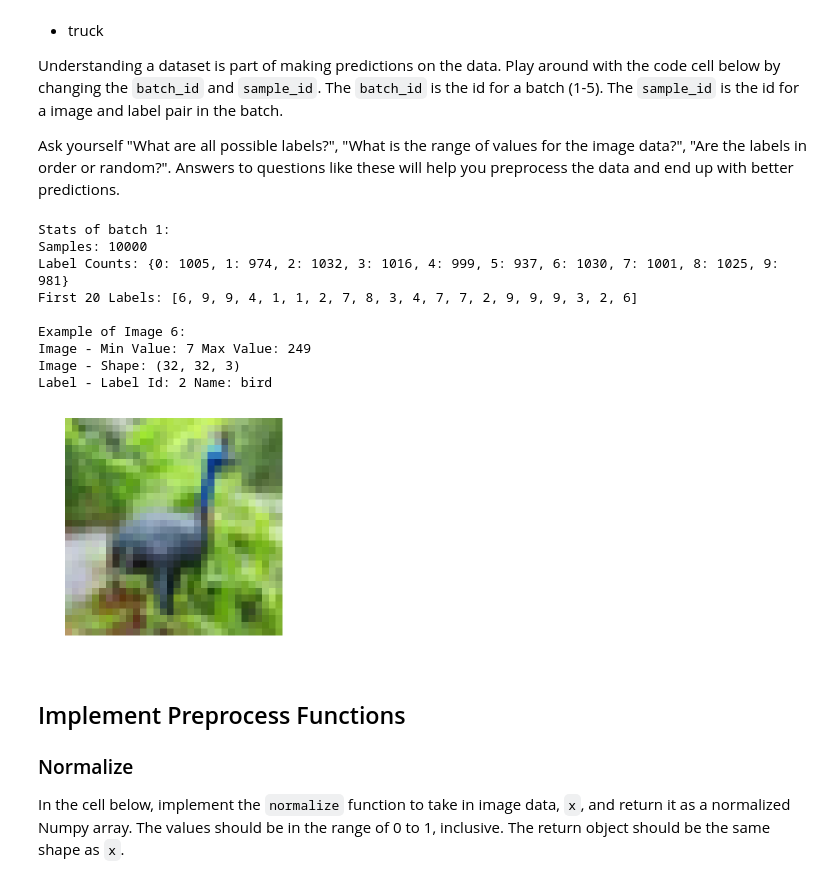
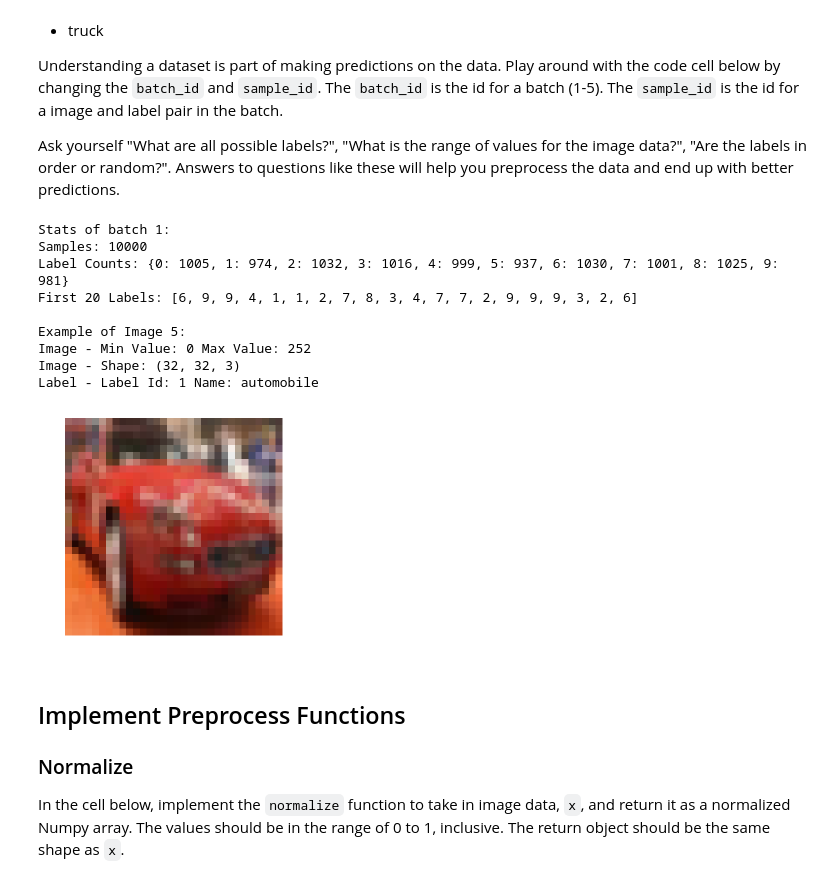
Before and after one commit to wangyongkun/dlnd_image_calssification, a Jupyter notebook: dlnd_image_classification.ipynb, the cells around one changed output. Cells and saved outputs as stored; diff of their text form; code cells hidden in the pictures.

```diff
--- a/dlnd_image_classification.ipynb
+++ b/dlnd_image_classification.ipynb
@@ -59,25 +59,25 @@ Ask yourself "What are all possible labels?", "What is the range of values for t
 # %%
 %matplotlib inline
 %config InlineBackend.figure_format = 'retina'
 
 import helper
 import numpy as np
 
 # Explore the dataset
 batch_id = 1
-sample_id = 6
+sample_id = 5
 helper.display_stats(cifar10_dataset_folder_path, batch_id, sample_id)
 # %% [output]
 Stats of batch 1:
 Samples: 10000
 Label Counts: {0: 1005, 1: 974, 2: 1032, 3: 1016, 4: 999, 5: 937, 6: 1030, 7: 1001, 8: 1025, 9: 981}
 First 20 Labels: [6, 9, 9, 4, 1, 1, 2, 7, 8, 3, 4, 7, 7, 2, 9, 9, 9, 3, 2, 6]
 
-Example of Image 6:
-Image - Min Value: 7 Max Value: 249
+Example of Image 5:
+Image - Min Value: 0 Max Value: 252
 Image - Shape: (32, 32, 3)
-Label - Label Id: 2 Name: bird
+Label - Label Id: 1 Name: automobile
-[figure, old version]
+[figure, new version]
 # %% [markdown]
 ## Implement Preprocess Functions
 ### Normalize
```
Also changed, not shown: parts of 18 cells of this notebook, 1 other file.
